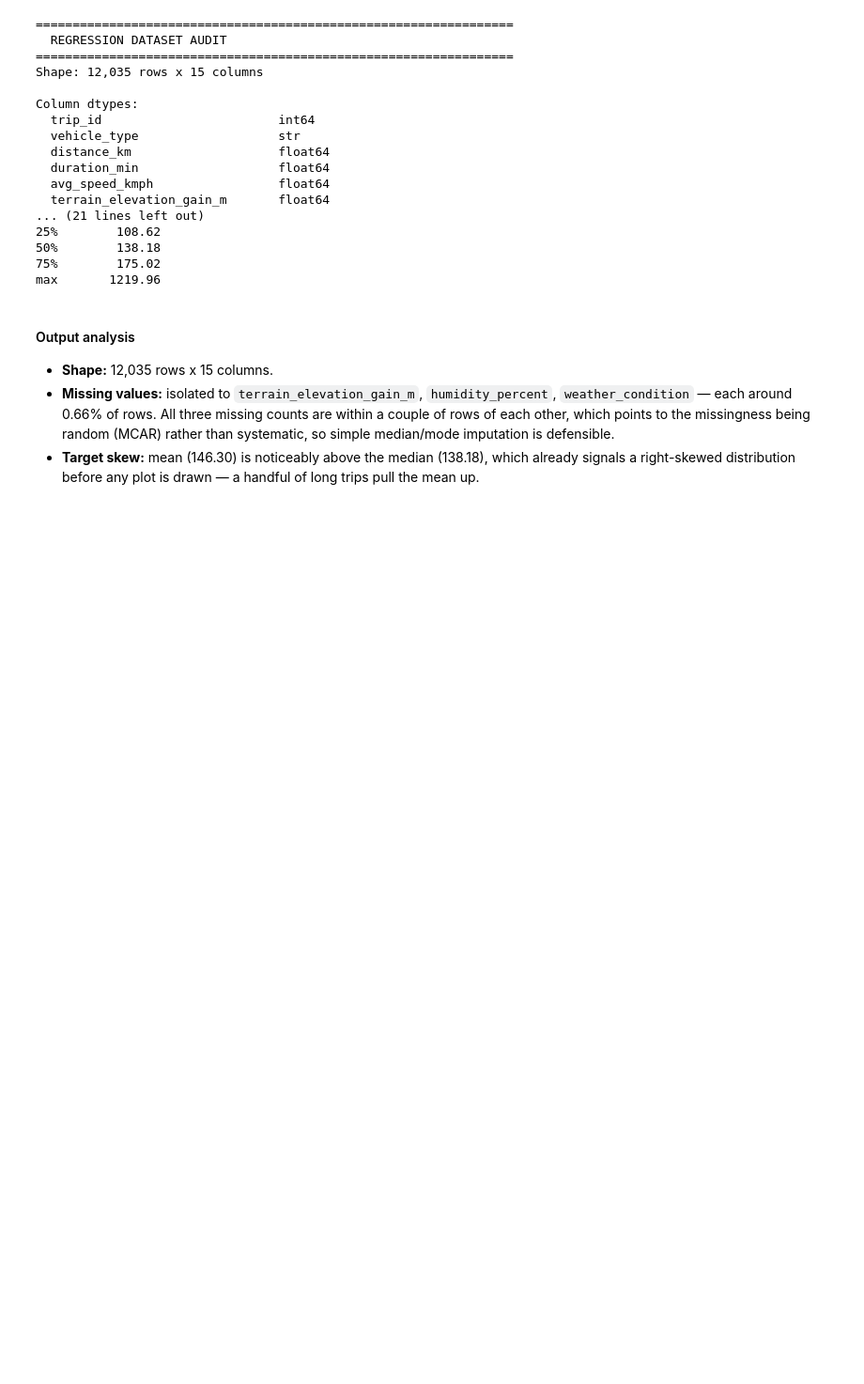
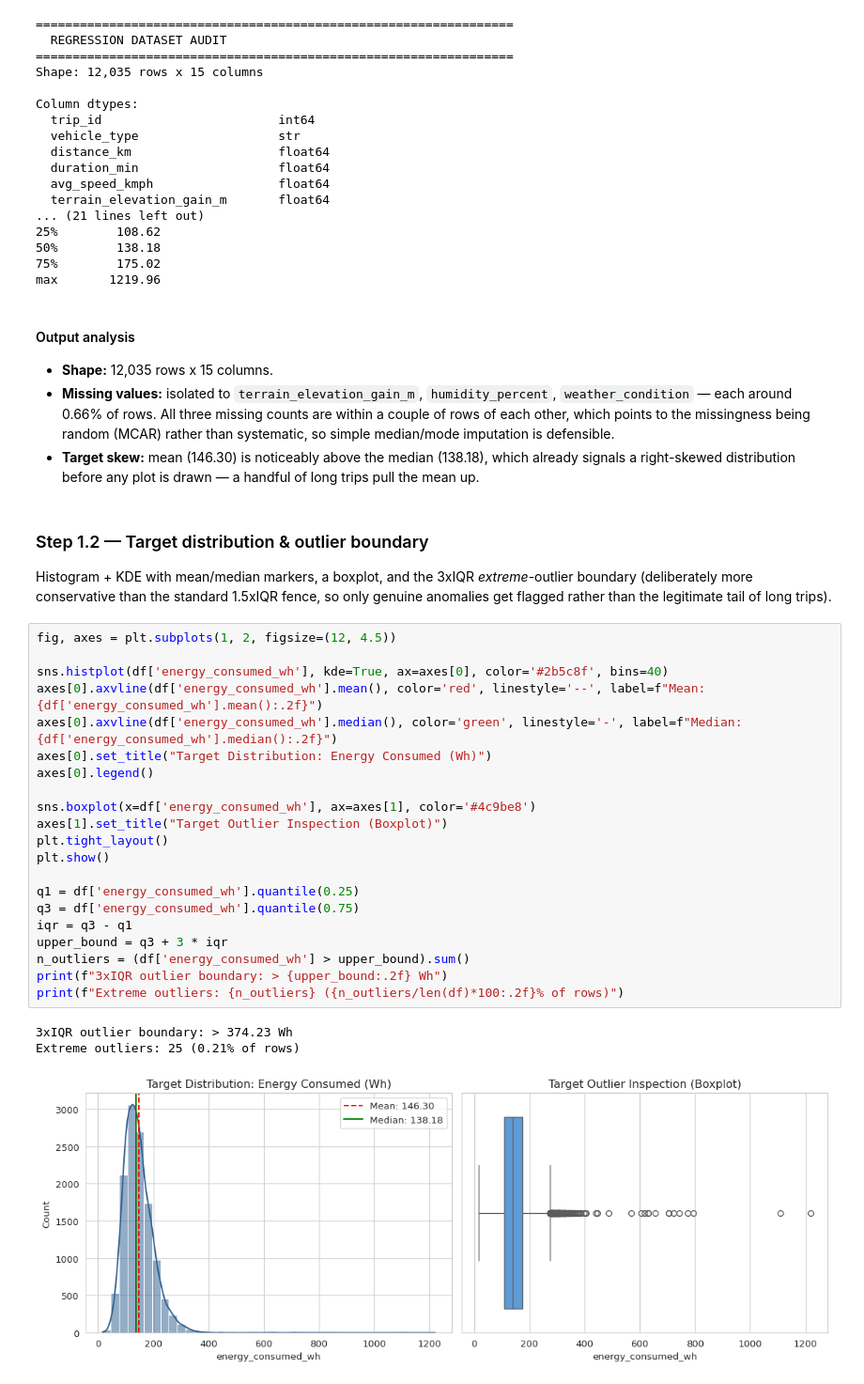
Before and after one commit to AskCoderr/MLCapstone, a Jupyter notebook: notebooks/regression.ipynb, the cells around one changed output. Shown at 94% size. Cells and saved outputs as stored; diff of their text form; blank space fills up the shorter version.

Commit message:
Add target distribution and 3xIQR outlier analysis

```diff
--- a/notebooks/regression.ipynb
+++ b/notebooks/regression.ipynb
@@ -83,3 +83,32 @@ max       1219.96
 - **Shape:** 12,035 rows x 15 columns.
 - **Missing values:** isolated to `terrain_elevation_gain_m`, `humidity_percent`, `weather_condition` — each around 0.66% of rows. All three missing counts are within a couple of rows of each other, which points to the missingness being random (MCAR) rather than systematic, so simple median/mode imputation is defensible.
 - **Target skew:** mean (146.30) is noticeably above the median (138.18), which already signals a right-skewed distribution before any plot is drawn — a handful of long trips pull the mean up.
+# %% [markdown]
+### Step 1.2 — Target distribution & outlier boundary
+
+Histogram + KDE with mean/median markers, a boxplot, and the 3xIQR *extreme*-outlier boundary (deliberately more conservative than the standard 1.5xIQR fence, so only genuine anomalies get flagged rather than the legitimate tail of long trips).
+# %%
+fig, axes = plt.subplots(1, 2, figsize=(12, 4.5))
+
+sns.histplot(df['energy_consumed_wh'], kde=True, ax=axes[0], color='#2b5c8f', bins=40)
+axes[0].axvline(df['energy_consumed_wh'].mean(), color='red', linestyle='--', label=f"Mean: {df['energy_consumed_wh'].mean():.2f}")
+axes[0].axvline(df['energy_consumed_wh'].median(), color='green', linestyle='-', label=f"Median: {df['energy_consumed_wh'].median():.2f}")
+axes[0].set_title("Target Distribution: Energy Consumed (Wh)")
+axes[0].legend()
+
+sns.boxplot(x=df['energy_consumed_wh'], ax=axes[1], color='#4c9be8')
+axes[1].set_title("Target Outlier Inspection (Boxplot)")
+plt.tight_layout()
+plt.show()
+
+q1 = df['energy_consumed_wh'].quantile(0.25)
+q3 = df['energy_consumed_wh'].quantile(0.75)
+iqr = q3 - q1
+upper_bound = q3 + 3 * iqr
+n_outliers = (df['energy_consumed_wh'] > upper_bound).sum()
+print(f"3xIQR outlier boundary: > {upper_bound:.2f} Wh")
+print(f"Extreme outliers: {n_outliers} ({n_outliers/len(df)*100:.2f}% of rows)")
+# %% [output]
+3xIQR outlier boundary: > 374.23 Wh
+Extreme outliers: 25 (0.21% of rows)
+[figure, added]
```
Also changed, not shown: parts of 1 cell of this notebook.
